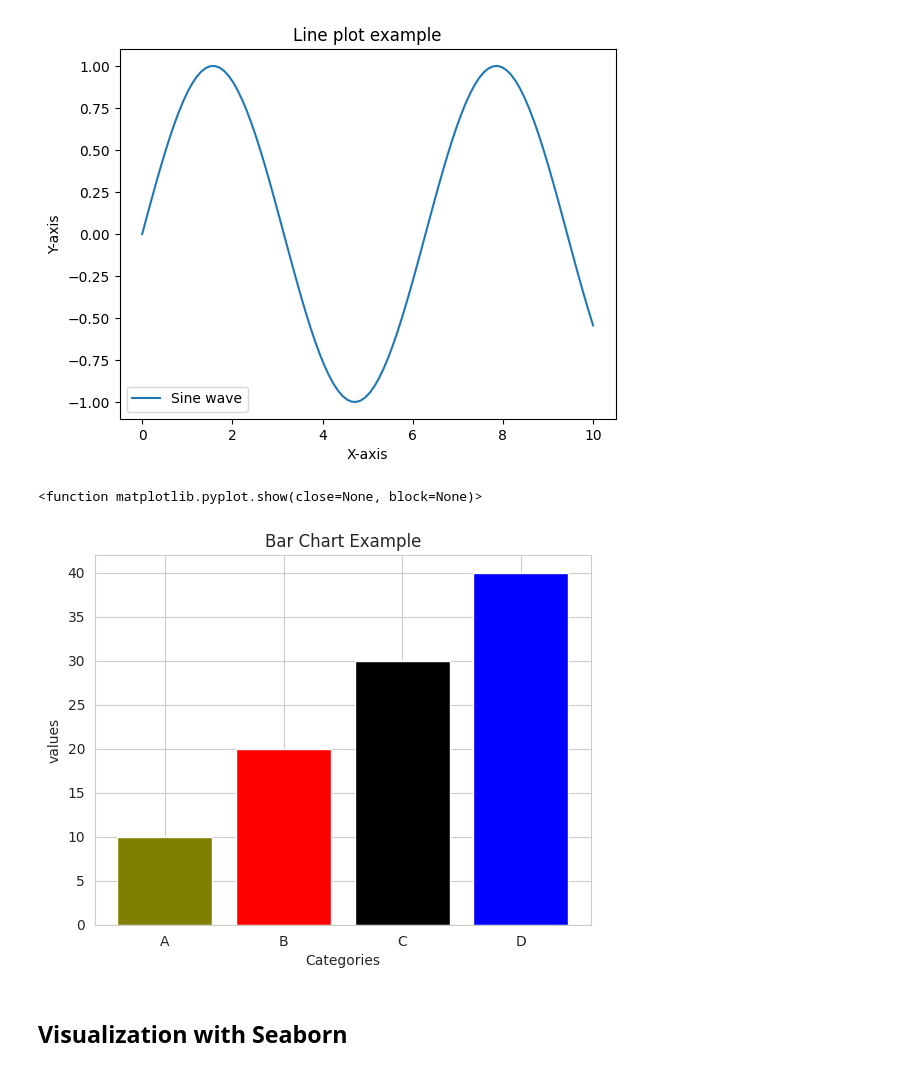
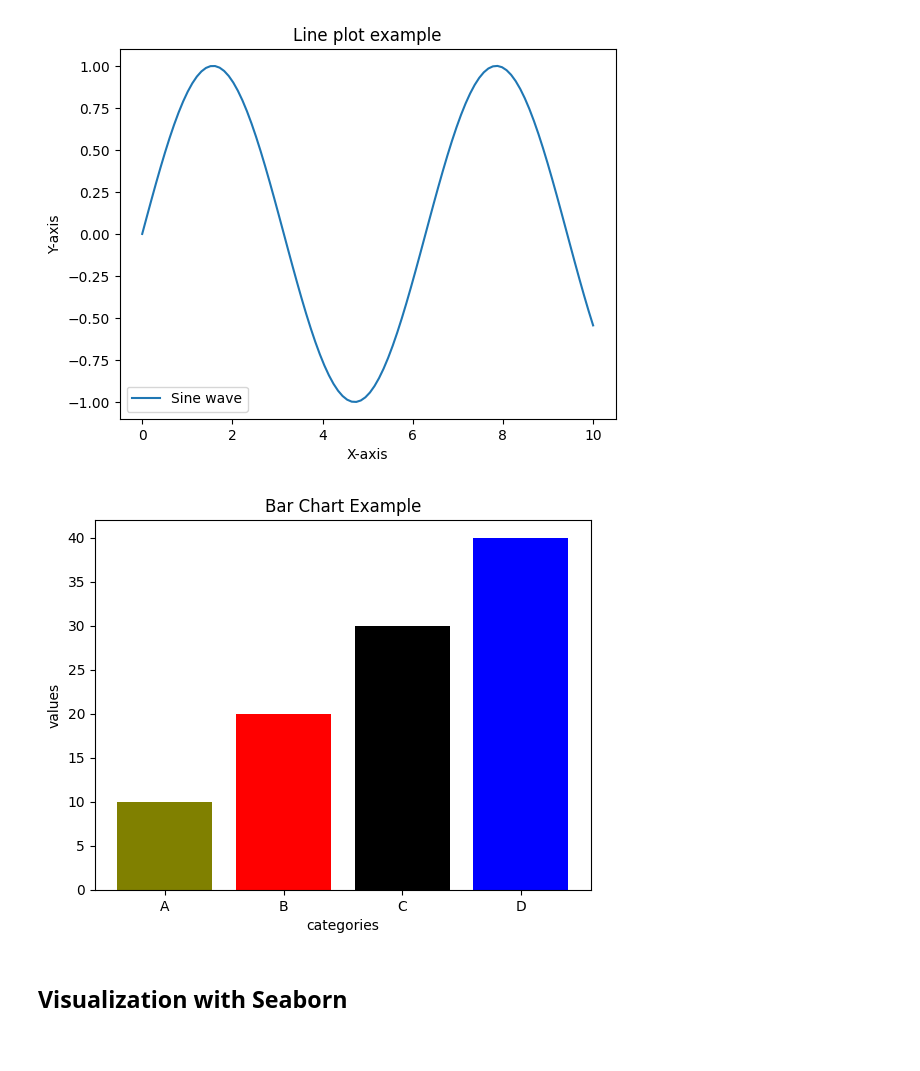
Before and after one commit to Rojinar8/Machine-Learning, a Jupyter notebook: Visualization/matplotlib & seaborn.ipynb, the cells around one changed output. Saved outputs shown, nothing was run; the diff lists cells and outputs as text; code cells hidden in the pictures.

```diff
--- a/Visualization/matplotlib & seaborn.ipynb
+++ b/Visualization/matplotlib & seaborn.ipynb
@@ -27,17 +27,17 @@ plt.show()
 # %% [output]
 [figure]
 # %%
-# Bar Chart
-Categories =['A','B','C','D']
-values=[10,20,30,40]
-plt.bar(Categories,values,color=['olive','red','black','blue'])
+# Bar chart
+categories = ['A', 'B', 'C','D']
+values = [10, 20, 30, 40,]
+color = ['olive', 'red', 'black', 'blue']
+plt.bar(categories, values, color = color)
 plt.title("Bar Chart Example")
-plt.xlabel("Categories")
+plt.xlabel("categories")
 plt.ylabel("values")
-plt.show
+plt.show()
 # %% [output]
-<function matplotlib.pyplot.show(close=None, block=None)>
-[figure, old version]
+[figure, new version]
 # %% [markdown]
 ## **Visualization with Seaborn**
 # %%
```
Also changed, not shown: parts of 5 cells of this notebook.
